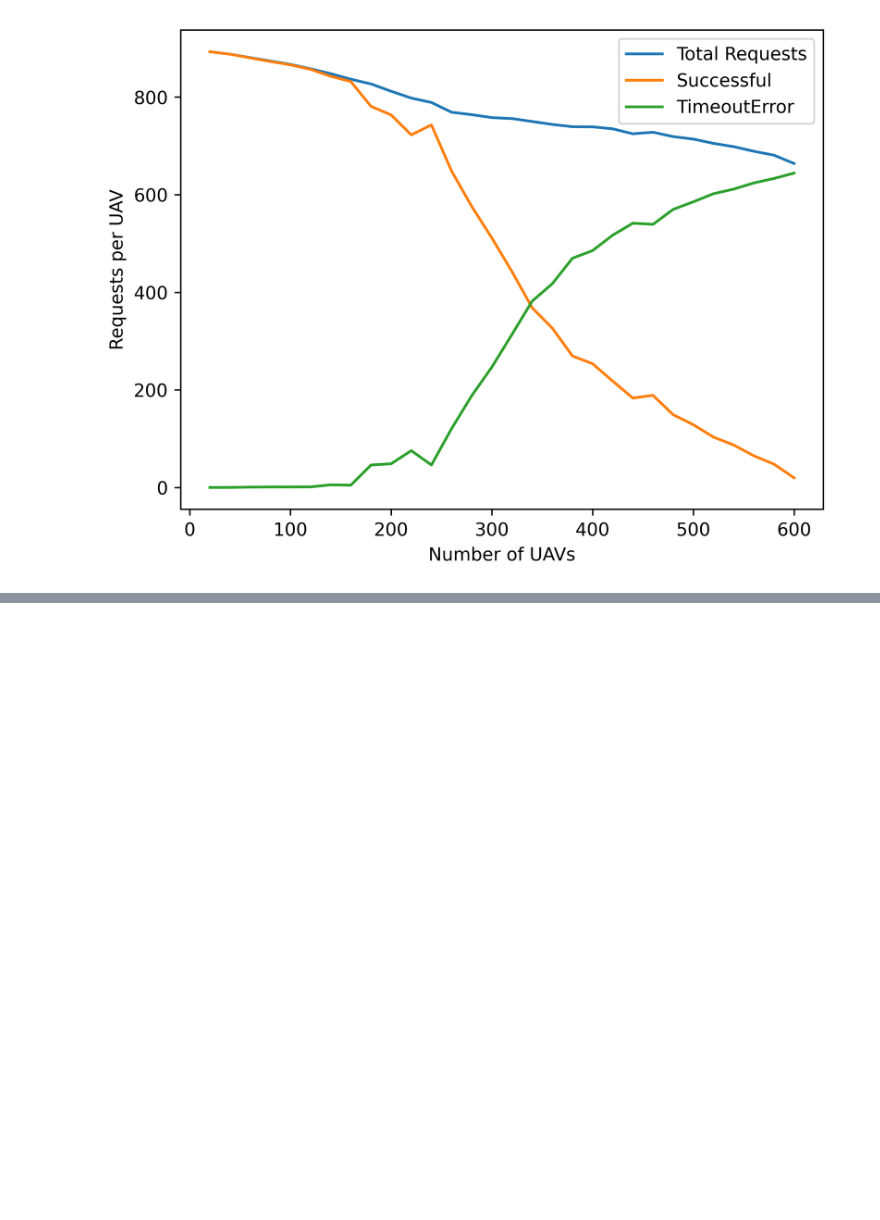
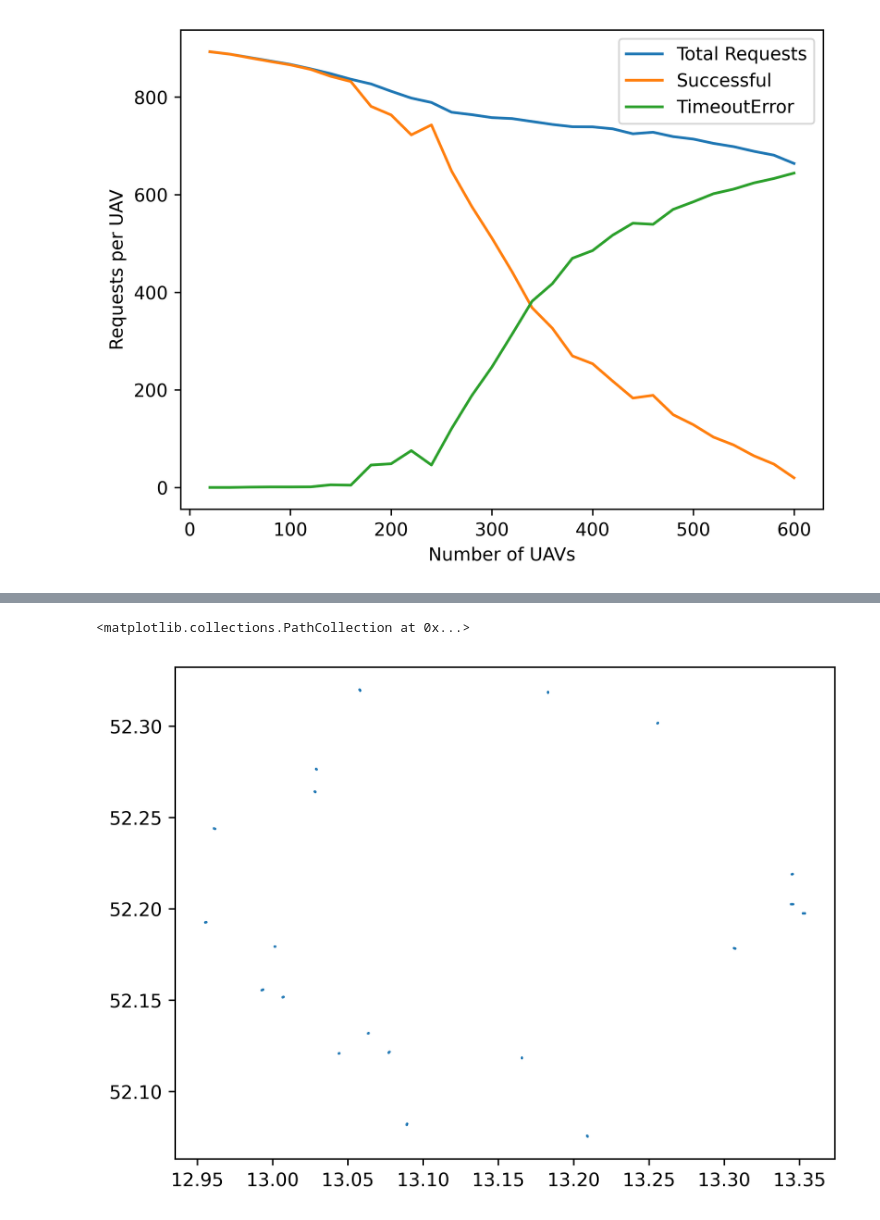
Before and after one commit to jan-be/skybed, a Jupyter notebook: evaluation_graphs.ipynb, the cells around one changed output, grey strips where cells are left out. Saved outputs shown, nothing was run; the diff lists cells and outputs as text; code cells hidden in the pictures; blank space fills up the shorter version.

```diff
--- a/evaluation_graphs.ipynb
+++ b/evaluation_graphs.ipynb
@@ -1,8 +1,13 @@
 # %%
+import statistics
+from math import hypot
+
 import pandas as pd
-from matplotlib import pyplot
+from geopy import Point
+from geopy.distance import distance
+from matplotlib import pyplot as plt
 
-pyplot.rcParams['figure.dpi'] = 600
+plt.rcParams['figure.dpi'] = 600
 # %%
 df = pd.read_csv("precomputed_network_params.csv")
 df
@@ -85,0 +93,8 @@ df.plot(x="uav_count", y=["Total Requests", "Successful", "TimeoutError"], xlabe
+# %%
+points = [
+    [Point(52.202593078540595, 13.344236695639959, -1093.3472237108883), Point(52.121906292980526, 13.077639397730394, -103.99148931064252), Point(52.19763363881912, 13.352242355438523, 2443.819914103527), Point(52.192712556319265, 12.955699432545257, -2953.1939553692346), Point(52.13201792142662, 13.063697672185702, -749.0870252470991), Point(52.24393390401135, 12.961452624189306, -3948.6263454840087), Point(52.15566944924817, 12.993297947023057, 5933.996298872912), Point(52.27641043747478, 13.029240416722802, -2716.615182777156), Point(52.07588780860028, 13.20884222328357, 5504.04359617599), Point(52.082449116914894, 13.089404081907302, -6450.2144153119125), Point(52.121013834784435, 13.044184316340322, 8331.958192449101), Point(52.178414853699486, 13.306850225642647, 1549.4068349213273), Point(52.30173561148069, 13.255731845395264, -31.34505910675692), Point(52.319881328636704, 13.057959650990629, 7188.155558086927), Point(52.2641917505165, 13.028056313845747, 5727.959267885593), Point(52.15165323051199, 13.006736657070325, -474.24298257309204), Point(52.118358736672675, 13.165494955321057, 2326.163293525182), Point(52.21898891381331, 13.344882888562372, -6352.015670323895), Point(52.17941191185624, 13.001660212605756, -5800.678715577199), Point(52.31878923600754, 13.182978032572413, 3454.2724265476)],
+[Point(52.20254357613245, 13.345673234452585, -1103.545832732225), Point(52.12126900242849, 13.077041231421902, -106.98707917913913), Point(52.197631143679075, 13.353518647631633, 2457.3139797244935), Point(52.19270706250166, 12.955629266296722, -2954.333069953319), Point(52.131750855318764, 13.063334569910834, -753.4580153729698), Point(52.24389802672182, 12.961614876596274, -3945.0816316778037), Point(52.15544911314379, 12.992663877813662, 5958.29470316366), Point(52.27667662613553, 13.02878102968622, -2728.711040875036), Point(52.07558191235269, 13.209010556735103, 5517.262221036546), Point(52.08205185709882, 13.089188881298046, -6472.576306524703), Point(52.12102798844401, 13.044201735599053, 8330.659444520372), Point(52.1783467929336, 13.307277741097744, 1552.8565211672528), Point(52.30193061275201, 13.255933217829044, -32.1617805848305), Point(52.32010249445063, 13.05777024355533, 7202.171251958697), Point(52.26429147811052, 13.027831073558115, 5737.30812914081), Point(52.151638084192946, 13.006697724985735, -474.4605049039149), Point(52.118441611427755, 13.165483460923852, 2324.3587638445333), Point(52.21904528758753, 13.345371722628052, -6369.168053988198), Point(52.179358403650745, 13.00140509362257, -5811.8537873275645), Point(52.31877676108312, 13.182974585475682, 3453.911248282475)],
+[Point(52.20255097836175, 13.34545842501201, -1102.0208070841747), Point(52.121336714552896, 13.077104786187112, -106.66879775561137), Point(52.19763283337047, 13.352654351522707, 2448.1758931811723), Point(52.192723910208954, 12.95584444281964, -2950.8397852287935), Point(52.131953568148674, 13.063610177463056, -750.140275879839), Point(52.24404638416096, 12.960943940119117, -3959.7395022818405), Point(52.15551509614927, 12.992853759173752, 5951.018175675522), Point(52.2765827677074, 13.028943010400537, -2724.4460273260725), Point(52.07560997622925, 13.208995113347118, 5516.049503159431), Point(52.081810167547296, 13.089057955988, -6486.181093486331), Point(52.12083792501291, 13.043967820299596, 8348.099773849024), Point(52.178429779305844, 13.306756472166136, 1548.650324779677), Point(52.301677335237464, 13.25567166529936, -31.100981423654453), Point(52.3199466730826, 13.057903689801206, 7192.296558549041), Point(52.26405346158322, 13.028368646208314, 5714.995513611693), Point(52.15161467624522, 13.006637557244613, -474.796675778823), Point(52.11830486808127, 13.165502426667812, 2327.3362378176034), Point(52.21905032096019, 13.345415368556878, -6370.699516815368), Point(52.17933943871699, 13.001314671777962, -5815.814572251745), Point(52.318754306219105, 13.182968380704013, 3453.2611274052497)],
+[Point(52.20256424068915, 13.345073558008378, -1099.2884694647512), Point(52.12145819806841, 13.077218811154372, -106.0977634369292), Point(52.19763236060716, 13.352896175307785, 2450.7326635093555), Point(52.19267336708685, 12.955198913494918, -2961.31963940237), Point(52.13201470376275, 13.063693297446587, -749.1396877787361), Point(52.24385245286724, 12.961820980816462, -3940.578887113165), Point(52.155542196311984, 12.992931746242201, 5948.029601885751), Point(52.27657199706801, 13.028961598329484, -2723.956599541765), Point(52.07545001213084, 13.20908314052892, 5522.961995058988), Point(52.0823379952907, 13.089343885740213, -6456.469489777029), Point(52.1208177054986, 13.043942935751845, 8349.955128032923), Point(52.1783575393704, 13.307210238700858, 1552.3118338652646), Point(52.3015899208715, 13.255581395303624, -30.73486489900075), Point(52.31967021580653, 13.058140448116154, 7174.7769412093285), Point(52.264141221868194, 13.028170435398572, 5723.222511516284), Point(52.1517757780012, 13.007051653513408, -472.4830291691615), Point(52.118561779820425, 13.165466794010035, 2321.742195807593), Point(52.21903018746949, 13.345240784871194, -6364.5736655066885), Point(52.179349598502945, 13.001363112047088, -5813.69272318522), Point(52.31861458706334, 13.182929773306403, 3449.2159308358487)],
+[Point(52.20257010078728, 13.344903500458653, -1098.081157493378), Point(52.12149205412962, 13.077250588659483, -105.93862272516532), Point(52.19763160768768, 13.353281302071302, 2454.8045569949804), Point(52.19268142468606, 12.955301823917926, -2959.6489380123794), Point(52.131953568148674, 13.063610177463056, -750.140275879839), Point(52.24385633149316, 12.961803440039986, -3940.9620994165384), Point(52.15583322848615, 12.993769262527893, 5915.934918143425), Point(52.276598154335076, 13.028916456208526, -2725.145209875083), Point(52.07537143327391, 13.209126381836324, 5526.35760511491), Point(52.082093527710185, 13.089211454698837, -6470.230653600284), Point(52.1208945396526, 13.044037497093248, 8342.904782134106), Point(52.17849186982812, 13.306366457366995, 1545.5032425904117), Point(52.301809577480924, 13.255808227938424, -31.65485001223313), Point(52.31952444741938, 13.0582652837245, 7165.539324793844), Point(52.26406409919358, 13.028344620676465, 5715.992725478916), Point(52.15185288653234, 13.007249853965849, -471.3756427576996), Point(52.11853070178808, 13.16547110442308, 2322.418894437836), Point(52.21900351059414, 13.34500946160928, -6356.456912522688), Point(52.179428844832564, 13.00174094652498, -5797.142300466324), Point(52.31842995817393, 13.182878756574626, 3443.8704925119973)]
+]
@@ -85,0 +121,8 @@ df.plot(x="uav_count", y=["Total Requests", "Successful", "TimeoutError"], xlabe
+# %%
+def flatten(xss):
+    return [x for xs in xss for x in xs]
+
+plt.scatter([p.longitude for p in flatten(points)],[p.latitude for p in flatten(points)], s=.1)
+# %% [output]
+<matplotlib.collections.PathCollection at 0x...>
+[figure, added]
```
Also changed, not shown: parts of 5 cells of this notebook, 7 other files.
